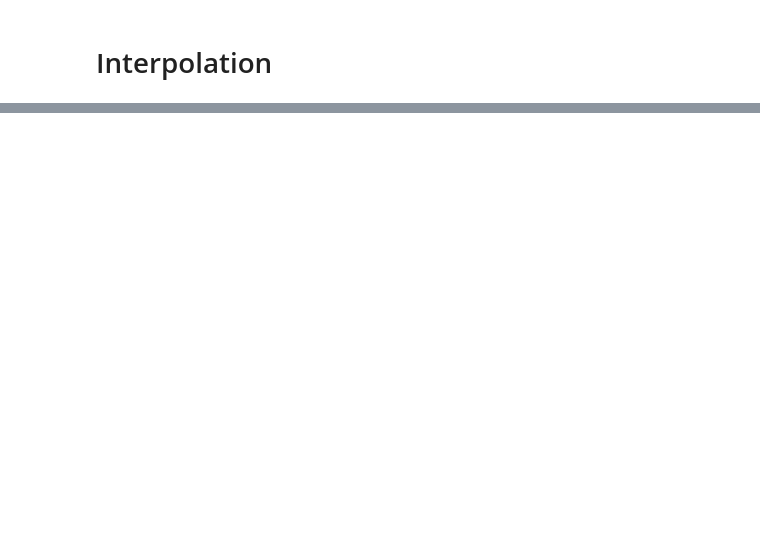
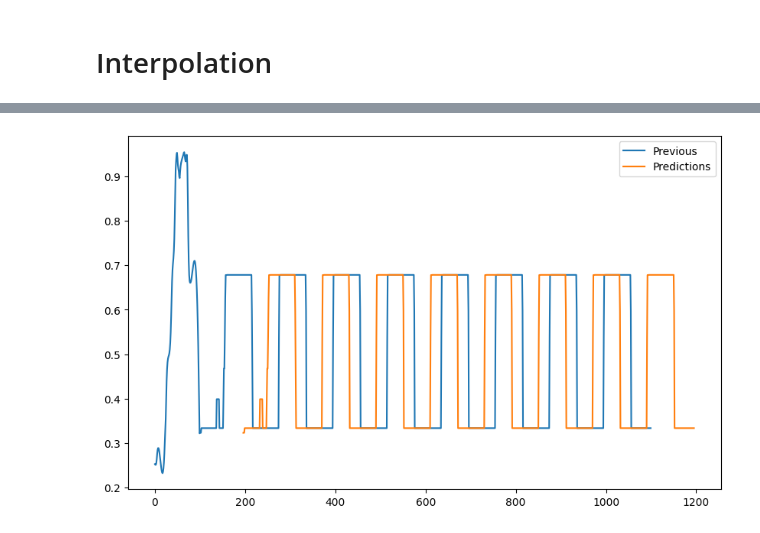
Before and after one commit to AguilarAngel9/Plant-Growth-Cycle-based-on-geospatial-data, a Jupyter notebook: Models/xgBoostRegressor.ipynb, the cells around one changed output, grey strips where cells are left out. Drawn from its saved outputs; the diff is of its cells as text; code cells hidden in the pictures; blank space fills up the shorter version.

```diff
--- a/Models/xgBoostRegressor.ipynb
+++ b/Models/xgBoostRegressor.ipynb
@@ -175,3 +228,5 @@ plt.plot(days)
+# %%
+x_new, y_new = utils.interpolate_curve(days, smoothed)
 # %%
 plt.figure(figsize = (10,8))
 plt.plot(x_new, y_new, 'b', label='Interpolated')
@@ -202,3 +259,11 @@ for i in range(1000):
     values.append(yhat[0])
     predictions.append(yhat[0])
     #print('Input: %s, Predicted: %.3f' % (row, yhat[0]))
+# %%
+plt.figure(figsize=(10,6))
+plt.plot([i for i in range(len(values))], values, label="Previous")
+plt.plot([i for i in range(len(df["Values"]), len(df["Values"])+len(predictions))], predictions, label="Predictions")
+plt.legend()
+plt.show()
+# %% [output]
+[figure, added]
```
Also changed, not shown: parts of 13 cells of this notebook, 1 other file.
